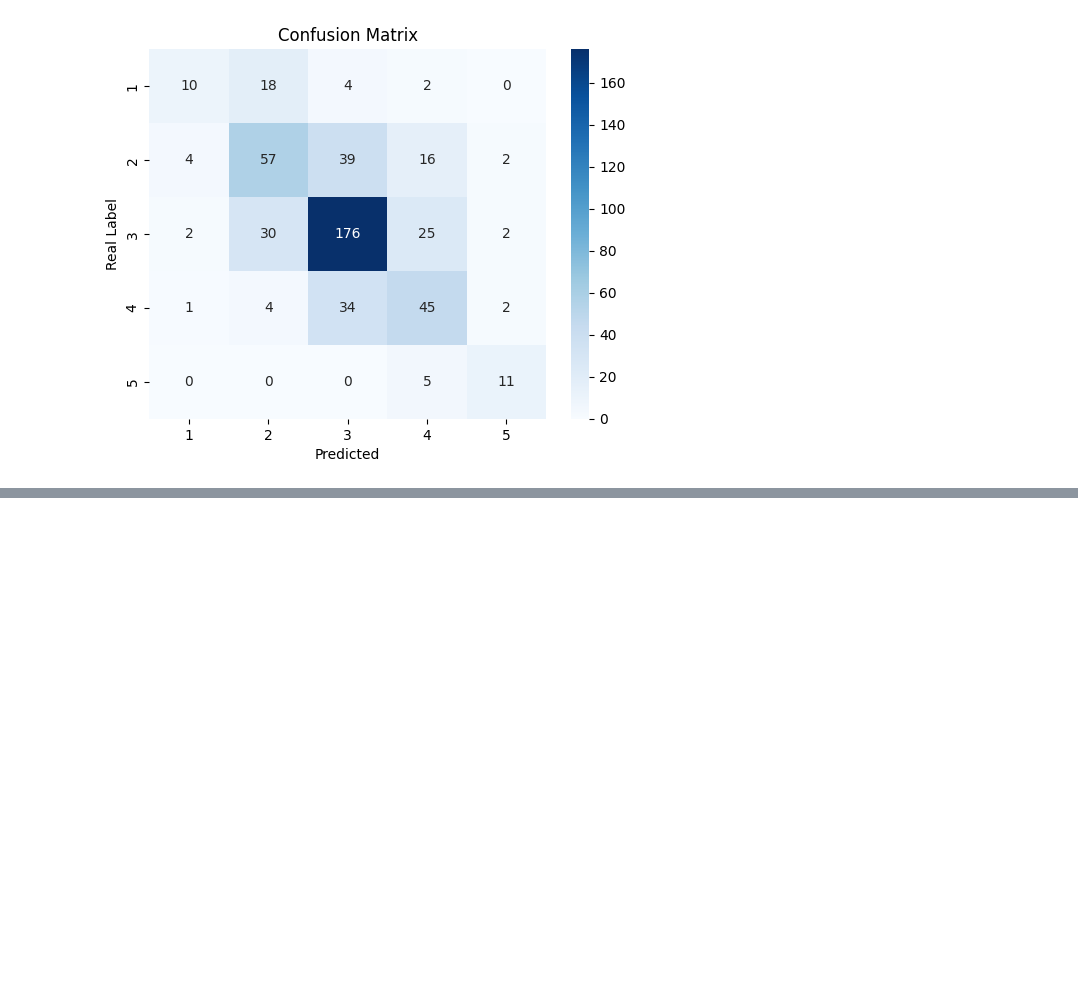
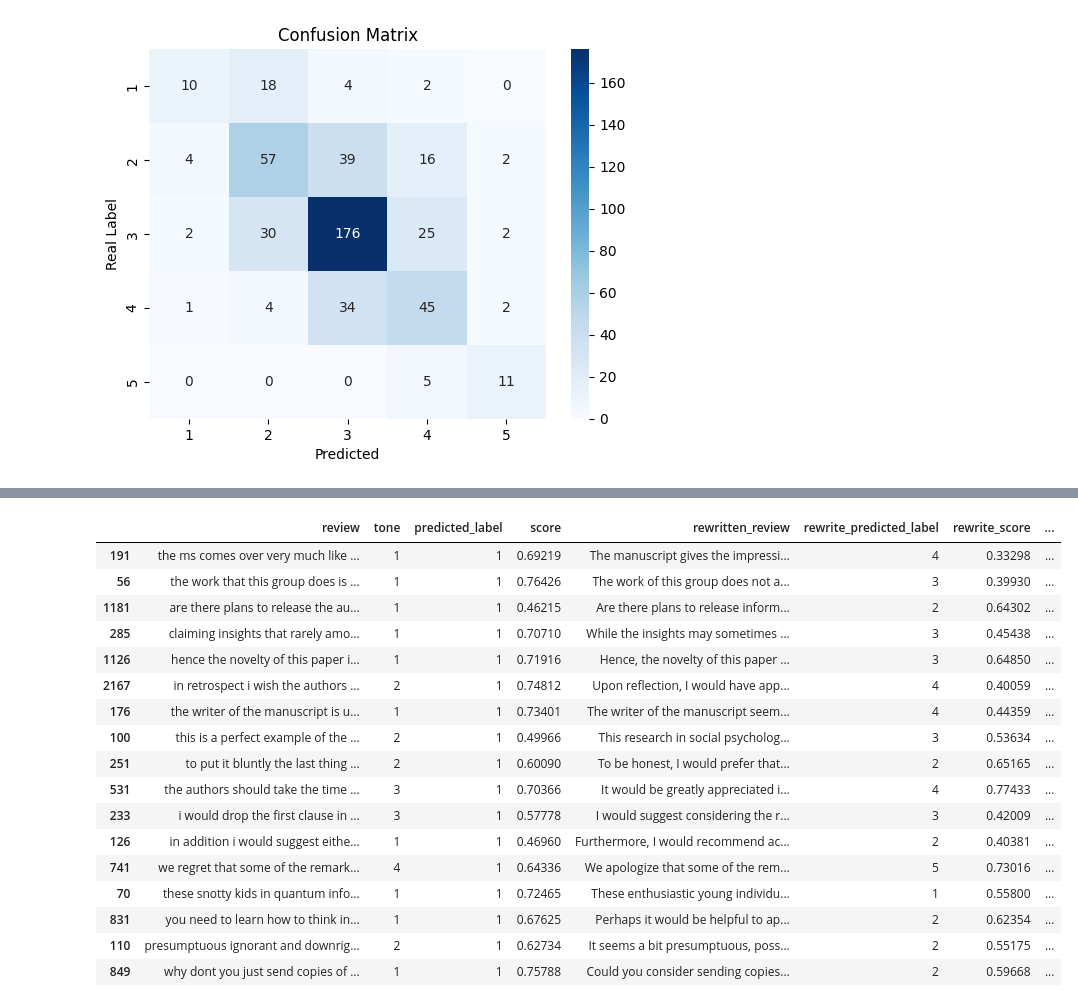
Before and after one commit to Gianini2/politeness1, a Jupyter notebook: politepeer-classification.ipynb, the cells around one changed output, grey strips where cells are left out. Drawn from its saved outputs; the diff is of its cells as text; code cells hidden in the pictures; blank space fills up the shorter version.

```diff
--- a/politepeer-classification.ipynb
+++ b/politepeer-classification.ipynb
@@ -599,0 +542,29 @@ clear_output()
+# %%
+## Predictions pipeline:
+
+def RewritePolite(Sample: str):
+    PromptRewrite = [
+        {"role": "system", "content":   "You are a helpful technical assistant,\
+                                        specialist in non violent communication, politeness and all communication matters.\
+                                        You are rewriting impolite comments to be more polite."},
+        {"role": "user", "content":     "I need help with a comment, Don't lose any content of the comment just rewrite it more politely. \
+                                        Don't write anything else in the reply, just the rewritten comment.\
+                                        Rewrite more politely: "+Sample},]
+
+    completion = client.chat.completions.create(
+        model="gpt-4o",
+        messages = PromptRewrite)
+
+    response = completion.choices[0].message.content
+    return response
+
+def PredictTone(review: str):
+    prediction = pipe(review, top_k=None)
+    return prediction
+
+
+complete_test_dataframe = df3.copy()
+complete_test_dataframe['rewritten_review'] = complete_test_dataframe['review'].apply(RewritePolite) ## ~10 min rodando
+complete_test_dataframe
+
+## > 10 min
@@ -599,0 +952,21 @@ clear_output()
+# %%
+df5[df5['predicted_label'] == '1']
+# %% [output]
+|  | review | tone | predicted_label | score | rewritten_review | rewrite_predicted_label | rewrite_score | ... |
+| 191 | the ms comes over very much like ... | 1 | 1 | 0.69219 | The manuscript gives the impressi... | 4 | 0.33298 | ... |
+| 56 | the work that this group does is ... | 1 | 1 | 0.76426 | The work of this group does not a... | 3 | 0.39930 | ... |
+| 1181 | are there plans to release the au... | 1 | 1 | 0.46215 | Are there plans to release inform... | 2 | 0.64302 | ... |
+| 285 | claiming insights that rarely amo... | 1 | 1 | 0.70710 | While the insights may sometimes ... | 3 | 0.45438 | ... |
+| 1126 | hence the novelty of this paper i... | 1 | 1 | 0.71916 | Hence, the novelty of this paper ... | 3 | 0.64850 | ... |
+| 2167 | in retrospect i wish the authors ... | 2 | 1 | 0.74812 | Upon reflection, I would have app... | 4 | 0.40059 | ... |
+| 176 | the writer of the manuscript is u... | 1 | 1 | 0.73401 | The writer of the manuscript seem... | 4 | 0.44359 | ... |
+| 100 | this is a perfect example of the ... | 2 | 1 | 0.49966 | This research in social psycholog... | 3 | 0.53634 | ... |
+| 251 | to put it bluntly the last thing ... | 2 | 1 | 0.60090 | To be honest, I would prefer that... | 2 | 0.65165 | ... |
+| 531 | the authors should take the time ... | 3 | 1 | 0.70366 | It would be greatly appreciated i... | 4 | 0.77433 | ... |
+| 233 | i would drop the first clause in ... | 3 | 1 | 0.57778 | I would suggest considering the r... | 3 | 0.42009 | ... |
+| 126 | in addition i would suggest eithe... | 1 | 1 | 0.46960 | Furthermore, I would recommend ac... | 2 | 0.40381 | ... |
+| 741 | we regret that some of the remark... | 4 | 1 | 0.64336 | We apologize that some of the rem... | 5 | 0.73016 | ... |
+| 70 | these snotty kids in quantum info... | 1 | 1 | 0.72465 | These enthusiastic young individu... | 1 | 0.55800 | ... |
+| 831 | you need to learn how to think in... | 1 | 1 | 0.67625 | Perhaps it would be helpful to ap... | 2 | 0.62354 | ... |
+| 110 | presumptuous ignorant and downrig... | 2 | 1 | 0.62734 | It seems a bit presumptuous, poss... | 2 | 0.55175 | ... |
+| 849 | why dont you just send copies of ... | 1 | 1 | 0.75788 | Could you consider sending copies... | 2 | 0.59668 | ... |
```
Also changed, not shown: parts of 38 cells of this notebook, 2 other files.
